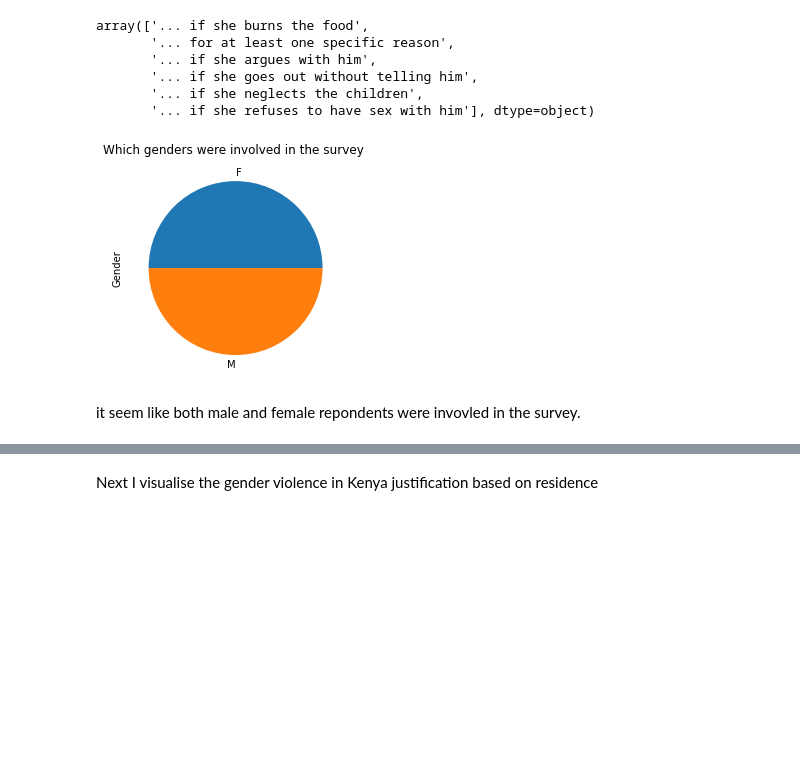
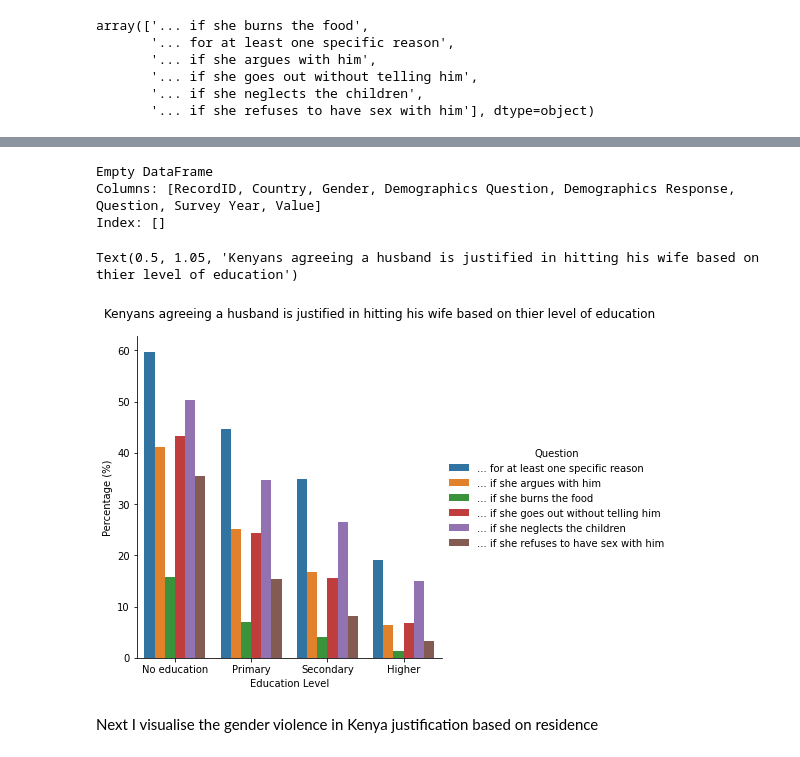
Before and after one commit to 3liud/gender_based_violence, a Jupyter notebook: gender_violence.ipynb, the cells around one changed output, grey strips where cells are left out. Drawn from its saved outputs; the diff is of its cells as text; code cells hidden in the pictures; blank space fills up the shorter version.

```diff
--- a/gender_violence.ipynb
+++ b/gender_violence.ipynb
@@ -101,14 +102,6 @@ array(['... if she burns the food',
        '... if she goes out without telling him',
        '... if she neglects the children',
        '... if she refuses to have sex with him'], dtype=object)
-# %%
-cases_reported = df['Gender'].value_counts()
-(cases_reported/df.shape[0]).plot(kind="pie");
-plt.title("Which genders were involved in the survey ");
-# %% [output]
-[figure, removed]
-# %% [markdown]
-it seem like both male and female repondents were invovled in the survey.
 # %%
 Kenya_GV = df[df.Country == "Kenya"]
 Kenya_GV.head()
@@ -119,6 +112,23 @@ Kenya_GV.head()
 | 6122 | 385 | Kenya | F | Age | 35-49 | ... for at least one specific reason | 01/01/2014 | ... |
 | 6123 | 105 | Kenya | F | Age | 15-24 | ... if she argues with him | 01/01/2014 | ... |
 | 6124 | 105 | Kenya | F | Age | 25-34 | ... if she argues with him | 01/01/2014 | ... |
+# %%
+Kenya_graph = Kenya_GV[Kenya_GV['Demographics Question'] == 'Marital Status']
+print(Kenya_graph)
+# %% [output]
+Empty DataFrame
+Columns: [RecordID, Country, Gender, Demographics Question, Demographics Response, Question, Survey Year, Value]
+Index: []
+# %%
+Kenya_graph = Kenya_GV[Kenya_GV['Demographics Question'] == 'Education']
+Kenya_chart = sns.catplot(x = 'Demographics Response', y = 'Value', hue = 'Question',
+                         order = ['No education', 'Primary', 'Secondary', 'Higher'],
+                         data = Kenya_graph, kind = 'bar', ci=None)
+Kenya_chart.set_axis_labels('Education Level', 'Percentage (%)')
+Kenya_chart.fig.suptitle('Kenyans agreeing a husband is justified in hitting his wife based on thier level of education', y=1.05)
+# %% [output]
+Text(0.5, 1.05, 'Kenyans agreeing a husband is justified in hitting his wife based on thier level of education')
+[figure, added]
 # %% [markdown]
 Next I visualise the gender violence in Kenya justification based on residence
 # %%
```
Also changed, not shown: parts of 12 cells of this notebook.
